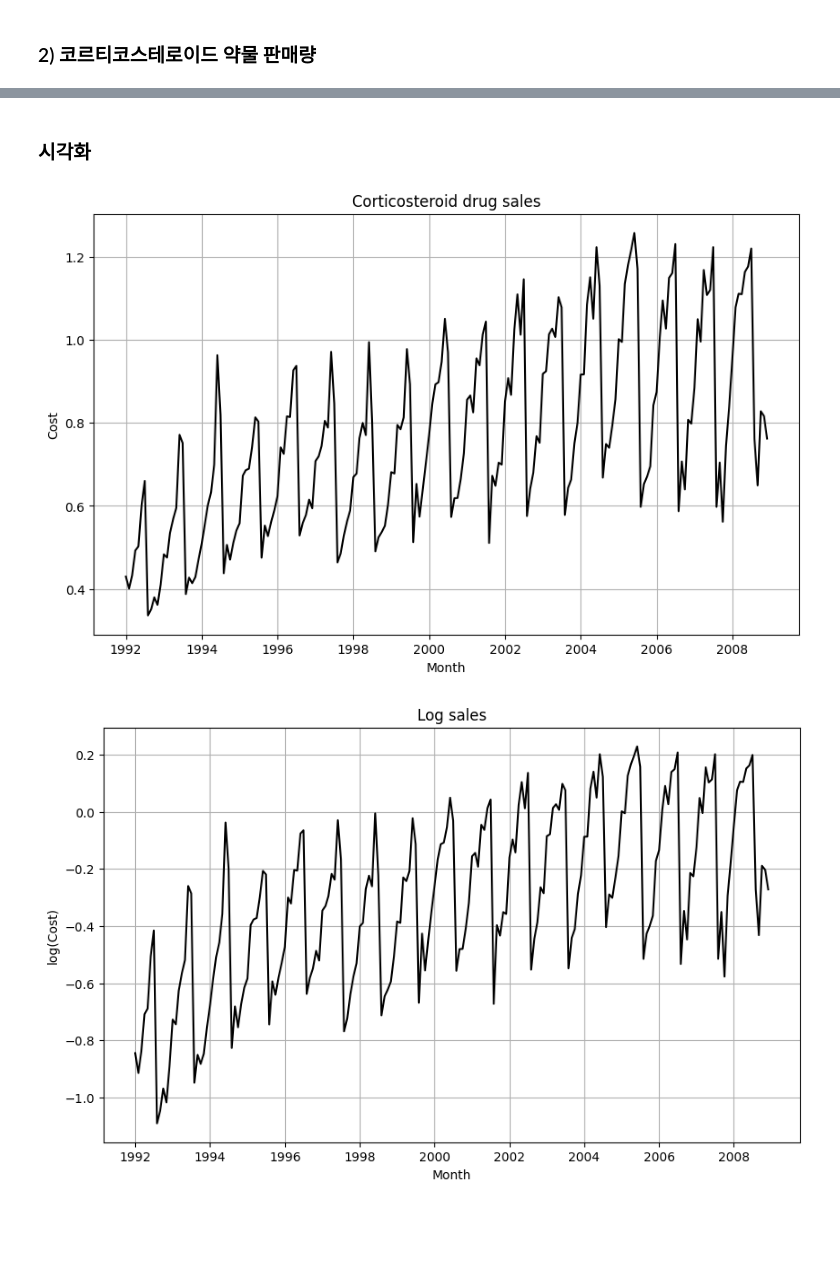
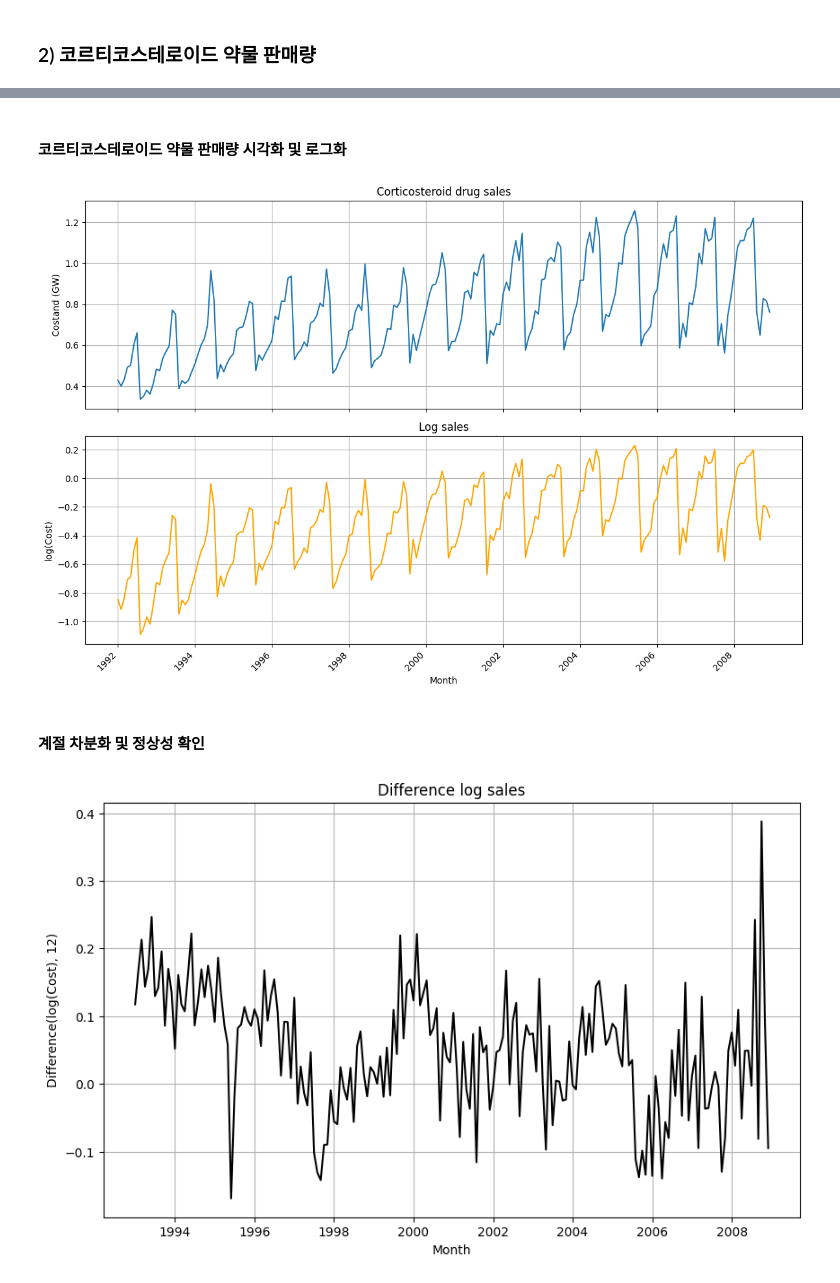
Before and after one commit to safeai-snu/Econometrics, a Jupyter notebook: Ch3.2.ARIMA.ipynb, the cells around one changed output, grey strips where cells are left out. Saved outputs shown, nothing was run; the diff lists cells and outputs as text; code cells hidden in the pictures; blank space fills up the shorter version.

```diff
--- a/Ch3.2.ARIMA.ipynb
+++ b/Ch3.2.ARIMA.ipynb
@@ -895,11 +1032,41 @@ plt.show()
 # %% [markdown]
-### 시각화
+#### 코르티코스테로이드 약물 판매량 시각화 및 로그화
+# %%
+#로그화 함수 정의
+def log_series(series):
+    tmp = np.log(series)
+    return pd.Series(tmp, series.index)
+
+#원본, 로그화 데이터 시각화
+fig, (ax1, ax2) = plt.subplots(2, 1, figsize=(12, 8), sharex=True)
+
+ax1.plot(h02.x)
+ax1.set_ylabel('Costand (GW)')
+ax1.set_title('Corticosteroid drug sales')
+ax1.grid(True)
+
+ax2.plot(log_series(h02.x), color='orange')
+ax2.set_ylabel('log(Cost)')
+ax2.set_title('Log sales')
+ax2.grid(True)
+
+ax2.set_xlabel('Month')
+
+plt.setp(ax2.get_xticklabels(), rotation=45, ha='right')
+plt.tight_layout()
+plt.show()
+# %% [output]
+[figure, added]
+# %% [markdown]
+#### 계절 차분화 및 정상성 확인
 # %%
-plot_series(h02, "Month", "Cost", "Corticosteroid drug sales")
-plot_series(log_h02, "Month", "log(Cost)", "Log sales")
-plot_series(diff12_h02, "Month", "difference(log(Cost), 12)", "difference log sales")
-show_ACF(diff12_h02[12:], "ACF of seasonal diff", start=1, nlags=24)
-show_PACF(diff12_h02[12:], "PACF of seasonal diff", start=1, nlags=24)
+#계절 차분화 시각화
+plt.figure(figsize=(10, 6))
+plt.plot(log_series(h02.x).diff(12)[12:], color='black')
+plt.xlabel('Month')
+plt.ylabel('Difference(log(Cost), 12)')
+plt.title('Difference log sales')
+plt.grid(True)
+plt.show()
 # %% [output]
-[figure, old version]
+[figure, new version]
-[figure, removed]
```
Also changed, not shown: parts of 86 cells of this notebook, 29 other files.
